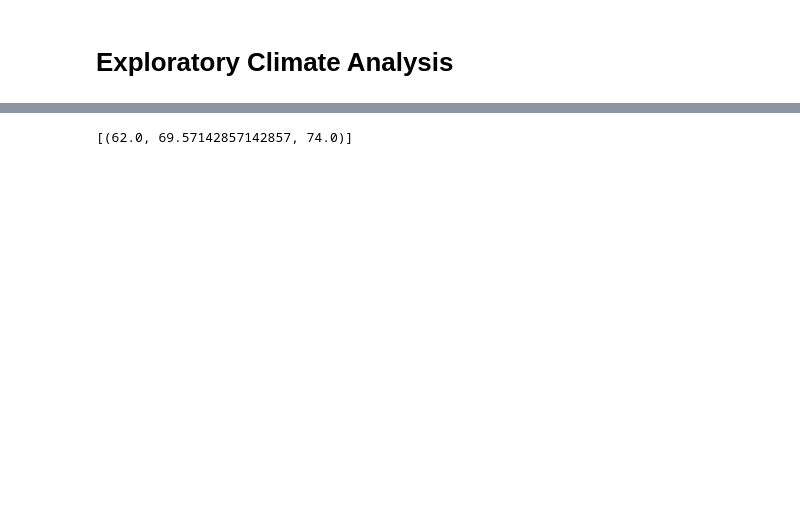
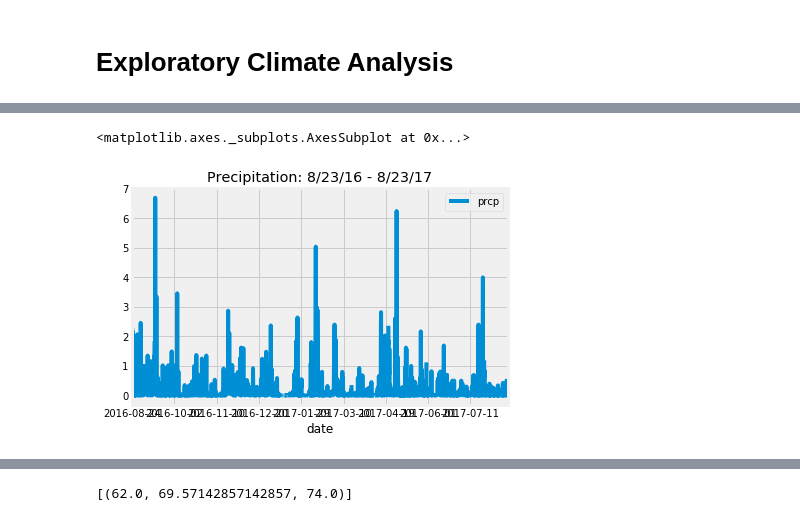
Before and after one commit to kavehamini/sqlalchemy-challenge, a Jupyter notebook: climate_starter.ipynb, the cells around one changed output, grey strips where cells are left out. Cells and saved outputs as stored; diff of their text form; code cells hidden in the pictures; blank space fills up the shorter version.

```diff
--- a/climate_starter.ipynb
+++ b/climate_starter.ipynb
@@ -108,0 +63,37 @@ session.query(Garbage).filter(Garbage.id == 3).delete()
+# %%
+#query for dates and find latest
+latestDate = (session.query(Measurement.date)
+                     .order_by(Measurement.date.desc())
+                     .first())
+
+#extract string from query object
+latestDate = list(np.ravel(latestDate))[0]
+#convert date string to datetime object
+latestDate = dt.datetime.strptime(latestDate, '%Y-%m-%d')
+
+#extract year, month, and day as integers
+latestYear = int(dt.datetime.strftime(latestDate, '%Y'))
+latestMonth = int(dt.datetime.strftime(latestDate, '%m'))
+latestDay = int(dt.datetime.strftime(latestDate, '%d'))
+
+#calculate one year before latest date
+yearBefore = dt.date(latestYear, latestMonth, latestDay) - dt.timedelta(days=365)
+
+#query for dates and precipitation for the latest year
+rainData = (session.query(Measurement.date, Measurement.prcp)
+                  .filter(Measurement.date > yearBefore)
+                  .order_by(Measurement.date)
+                  .all())
+
+#convert query object to data frame and set index
+rainTable = pd.DataFrame(rainData)
+rainTable = rainTable.set_index('date')
+
+#sort by date
+rainTable = rainTable.sort_index(ascending=True)
+
+#plot with pandas
+rainTable.plot(title="Precipitation: 8/23/16 - 8/23/17")
+# %% [output]
+<matplotlib.axes._subplots.AxesSubplot at 0x...>
+[figure, added]
```
Also changed, not shown: parts of 28 cells of this notebook, 2 other files.
